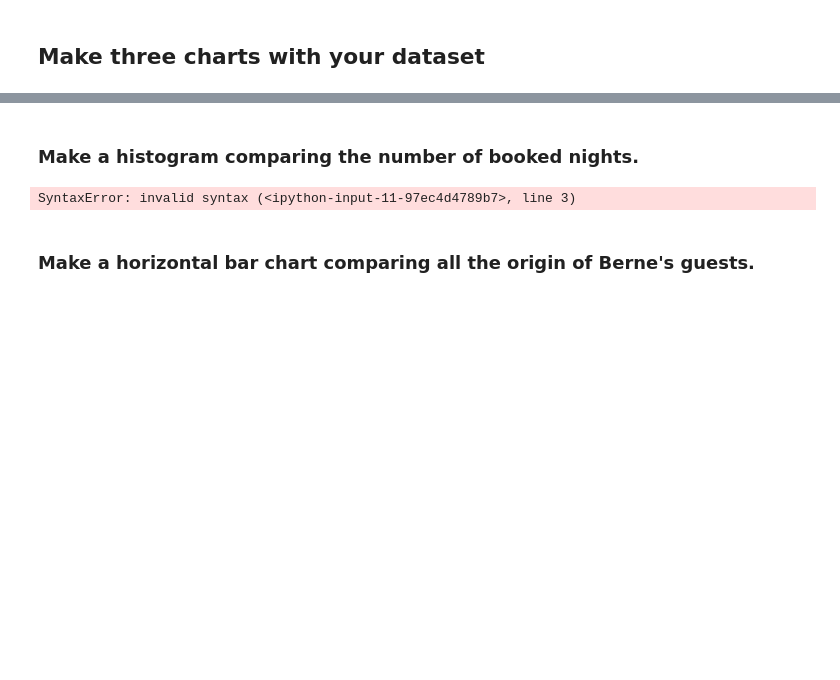
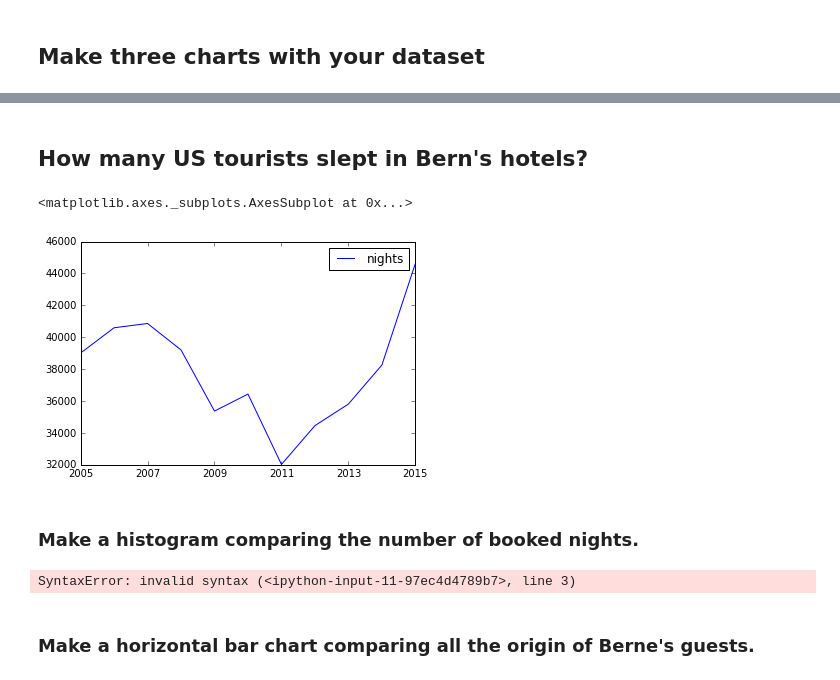
Before and after one commit to thisss/foundations-homework, a Jupyter notebook: foundations/08/homework_08.ipynb, the cells around one changed output, grey strips where cells are left out. Drawn from its saved outputs; the diff is of its cells as text; code cells hidden in the pictures; blank space fills up the shorter version.

```diff
--- a/foundations/08/homework_08.ipynb
+++ b/foundations/08/homework_08.ipynb
@@ -151,6 +166,7 @@ for year in years:
     total = 0
     for month in months:
         total = total + int(us_tourists[str(year)+'-'+month])
-    us[year] = total
-    print(str(year) + ":", str(total), "overnight stays of US citizens.")
+    us[str(year)] = total
+df_us = (pd.DataFrame(us, index=['nights'])).T
+df_us
 # %% [output]
@@ -333,3 +388,10 @@ sum_ch
+# %% [markdown]
+## How many US tourists slept in Bern's hotels?
+# %%
+df_us.plot()
+# %% [output]
+<matplotlib.axes._subplots.AxesSubplot at 0x...>
+[figure, added]
 # %% [markdown]
 ### Make a histogram comparing the number of booked nights.
 # %%
```
Also changed, not shown: parts of 17 cells of this notebook.
